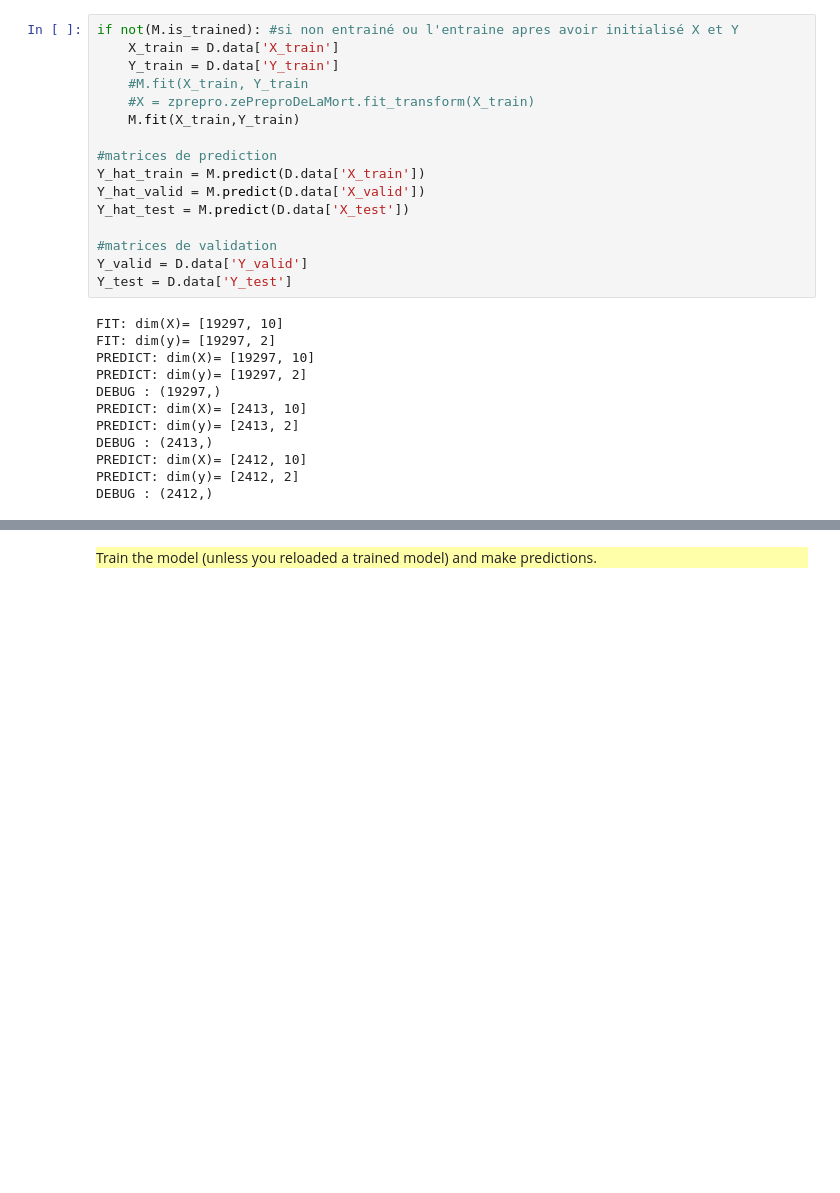
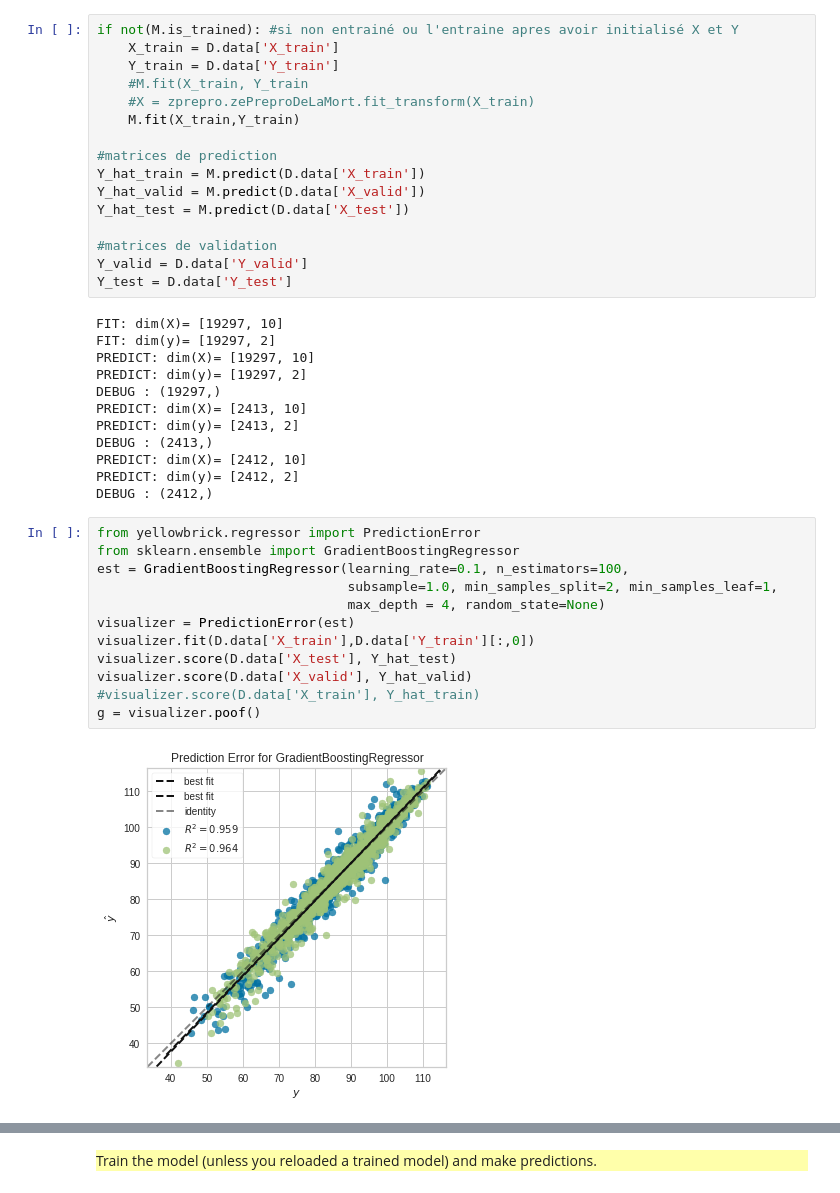
Before and after one commit to upsudghosts/ghosts, a Jupyter notebook: starting_kit/README.ipynb, the cells around one changed output, grey strips where cells are left out. Cells and saved outputs as stored; diff of their text form; blank space fills up the shorter version.

```diff
--- a/starting_kit/README.ipynb
+++ b/starting_kit/README.ipynb
@@ -255,3 +254,17 @@ DEBUG : (2413,)
 PREDICT: dim(X)= [2412, 10]
 PREDICT: dim(y)= [2412, 2]
 DEBUG : (2412,)
+# %%
+from yellowbrick.regressor import PredictionError
+from sklearn.ensemble import GradientBoostingRegressor
+est = GradientBoostingRegressor(learning_rate=0.1, n_estimators=100,
+                                subsample=1.0, min_samples_split=2, min_samples_leaf=1,
+                                max_depth = 4, random_state=None)
+visualizer = PredictionError(est)
+visualizer.fit(D.data['X_train'],D.data['Y_train'][:,0])
+visualizer.score(D.data['X_test'], Y_hat_test)
+visualizer.score(D.data['X_valid'], Y_hat_valid)
+#visualizer.score(D.data['X_train'], Y_hat_train)
+g = visualizer.poof()
+# %% [output]
+[figure, added]
```
Also changed, not shown: parts of 18 cells of this notebook, 5 other files.
